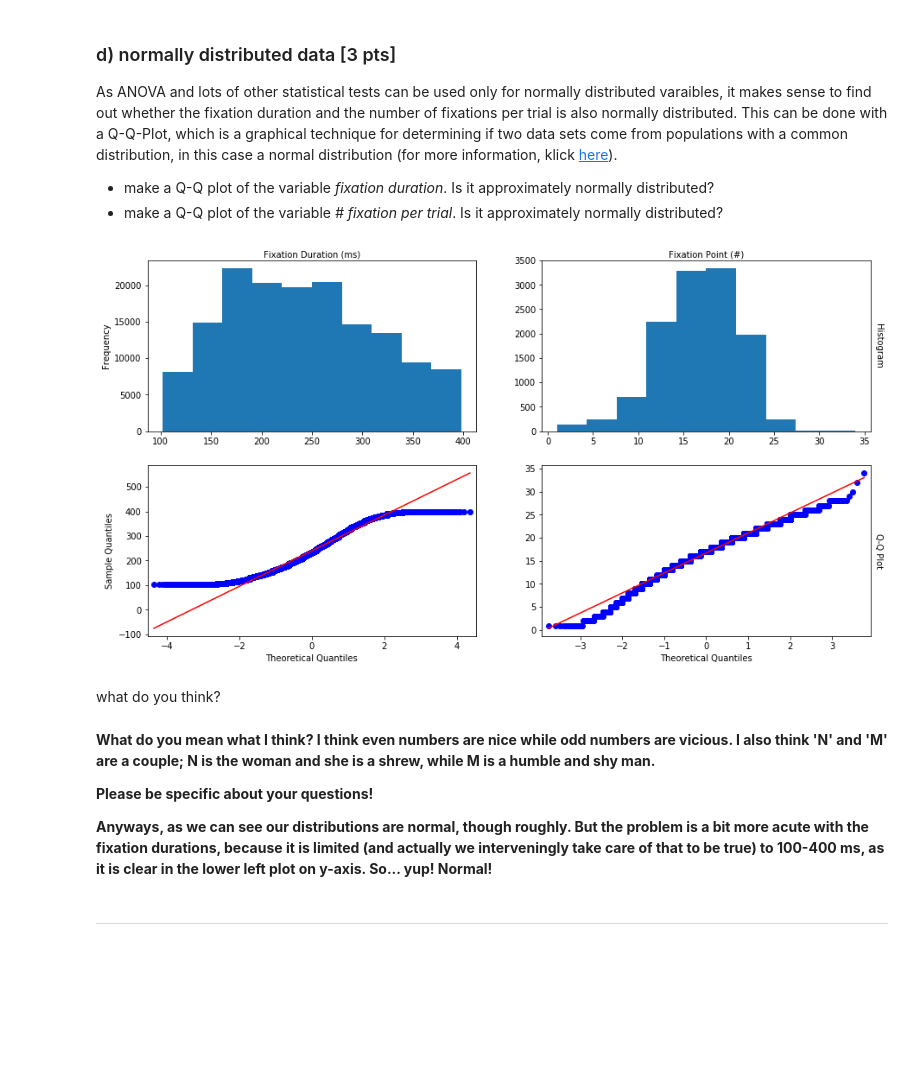
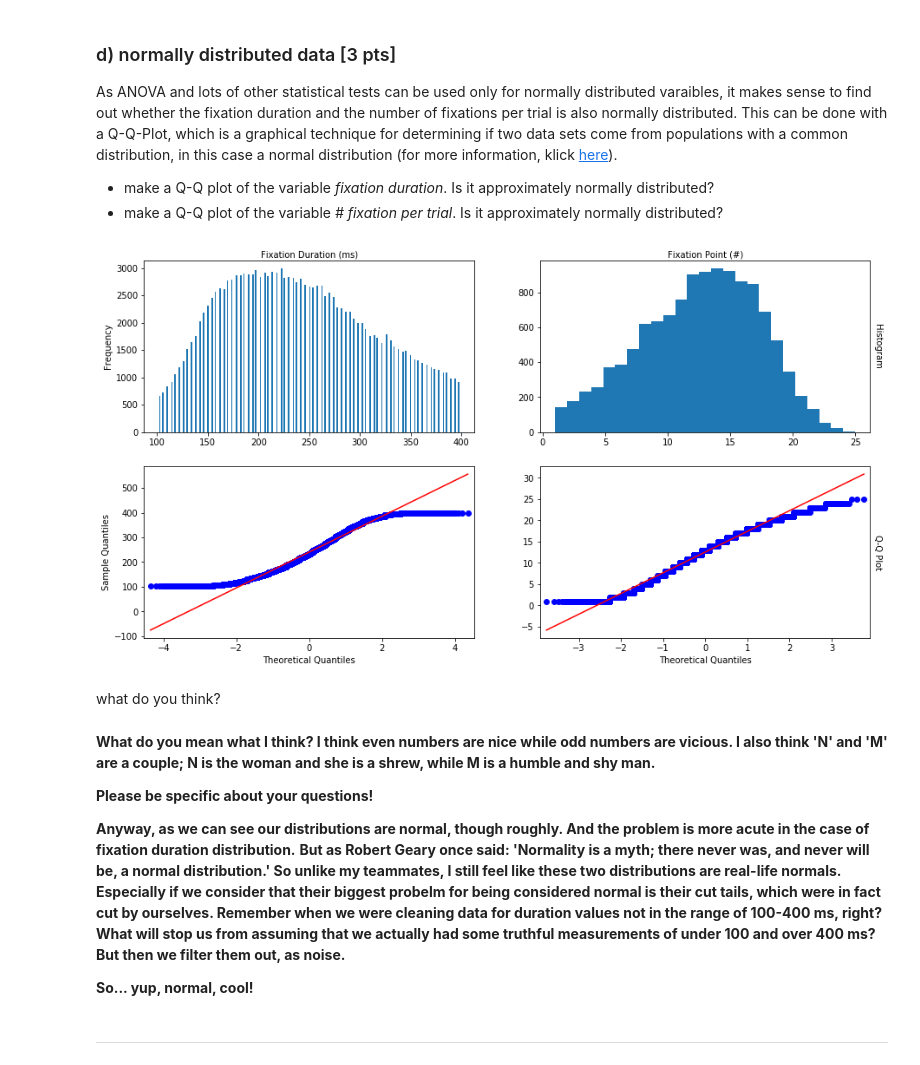
Before and after one commit to NBP-ACC/week-7-acc_01, a Jupyter notebook: Sheet05.ipynb, the cells around one changed output. Drawn from its saved outputs; the diff is of its cells as text; code cells hidden in the pictures; blank space fills up the shorter version.

```diff
--- a/Sheet05.ipynb
+++ b/Sheet05.ipynb
@@ -97,7 +90,7 @@ Index(['SUBJECTINDEX', 'category', 'dataset_nr', 'end', 'eye', 'filenumber',
 # an easier data-handling I add a column to the dataframe with a unique
 # code for each trial over all subjects: SUBJECTINDEX-trial
 
-df['sub_trial'] = df['SUBJECTINDEX'] * 1000 + df['trial']
+df['sub_trial'] = df['SUBJECTINDEX'] * 10000 + df['trial']
 # %% [markdown]
 ### b) data cleaning [3 pts]
 We want to clean the dataframe so that it is handy for us to work with it.
@@ -240,40 +232,39 @@ As ANOVA and lots of other statistical tests can be used only for normally distr
 # set the stage for 4 plots
 fig, axes = plt.subplots(nrows=2, ncols=2, figsize=(15,8))
 
 # I already calculated dataseries for fixation duration and number
 # but for the sake of code readability I add these two lines here
 fix_dur = df_clean.duration
-fix_num = df.groupby(['sub_trial']).fix.count()
+fix_num = df_clean.groupby(['sub_trial']).fix.count()
+
 
 # check the distributions using histograms
-axes[0,0].hist(fix_dur)
-axes[0,1].hist(fix_num)
+axes[0,0].hist(fix_dur, bins=200)
+axes[0,1].hist(fix_num, bins=25)
 
 
 # draw Q-Q plot for the fixation durations and the number of fixation points
 prob = sm.ProbPlot(fix_dur, dist='norm')
 prob.qqplot(line='r', ax=axes[1,0])
 
 prob = sm.ProbPlot(fix_num, dist='norm')
-prob.qqplot(line='r', ax=axes[1,1]);
+prob.qqplot(line='r', ax=axes[1,1])
 
 
-
-# ----------------------------------------------------------------------
 # set the labels and tickbars
 axes[0,0].set_xlabel('Fixation Duration (ms)')
 axes[0,0].xaxis.set_label_position('top')
 axes[0,0].set_ylabel('Frequency')
 axes[0,1].set_xlabel('Fixation Point (#)')
 axes[0,1].xaxis.set_label_position('top')
 axes[0,1].set_ylabel('Histogram', labelpad=14)
 axes[0,1].yaxis.set_label_position('right')
 axes[0,1].yaxis.label.set_rotation(-90)
 axes[1,1].set_ylabel('Q-Q Plot', labelpad=14)
 axes[1,1].yaxis.set_label_position('right')
 axes[1,1].yaxis.label.set_rotation(-90);
 # %% [output]
-[figure, old version]
+[figure, new version]
 # %% [markdown]
 what do you think?
 # %% [markdown]
@@ -281,7 +272,10 @@ what do you think?
 
 **Please be specific about your questions!**
 
-**Anyways, as we can see our distributions are normal, though roughly. But the problem is a bit more acute with the fixation durations, because it is limited (and actually we interveningly take care of that to be true) to 100-400 ms, as it is clear in the lower left plot on y-axis. So... yup! Normal!**
+**Anyway, as we can see our distributions are normal, though roughly. And the problem is more acute in the case of fixation duration distribution.**
+**But as Robert Geary once said: 'Normality is a myth; there never was, and never will be, a normal distribution.' So unlike my teammates, I still feel like these two distributions are real-life normals. Especially if we consider that their biggest probelm for being considered normal is their cut tails, which were in fact cut by ourselves. Remember when we were cleaning data for duration values not in the range of 100-400 ms, right? What will stop us from assuming that we actually had some truthful measurements of under 100 and over 400 ms? But then we filter them out, as noise.**
+
+**So... yup, normal, cool!**
 # %% [markdown]
 ****
 # %% [markdown]
```
Also changed, not shown: parts of 15 cells of this notebook.
